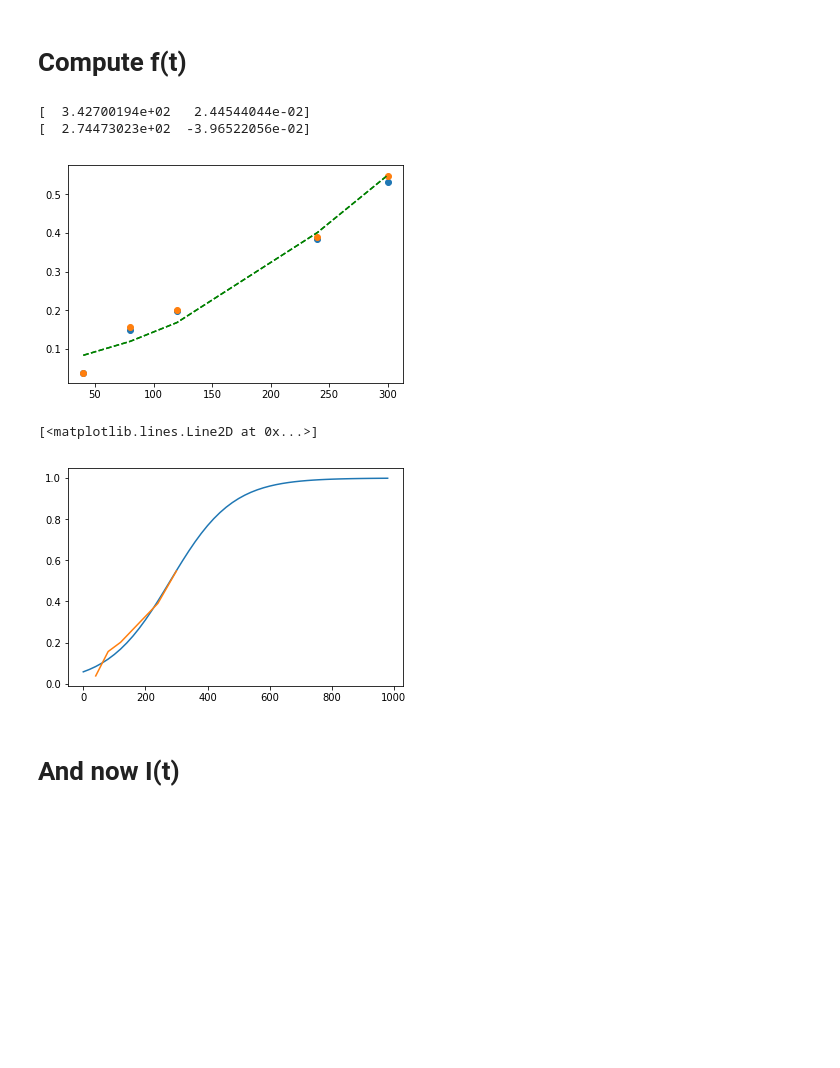
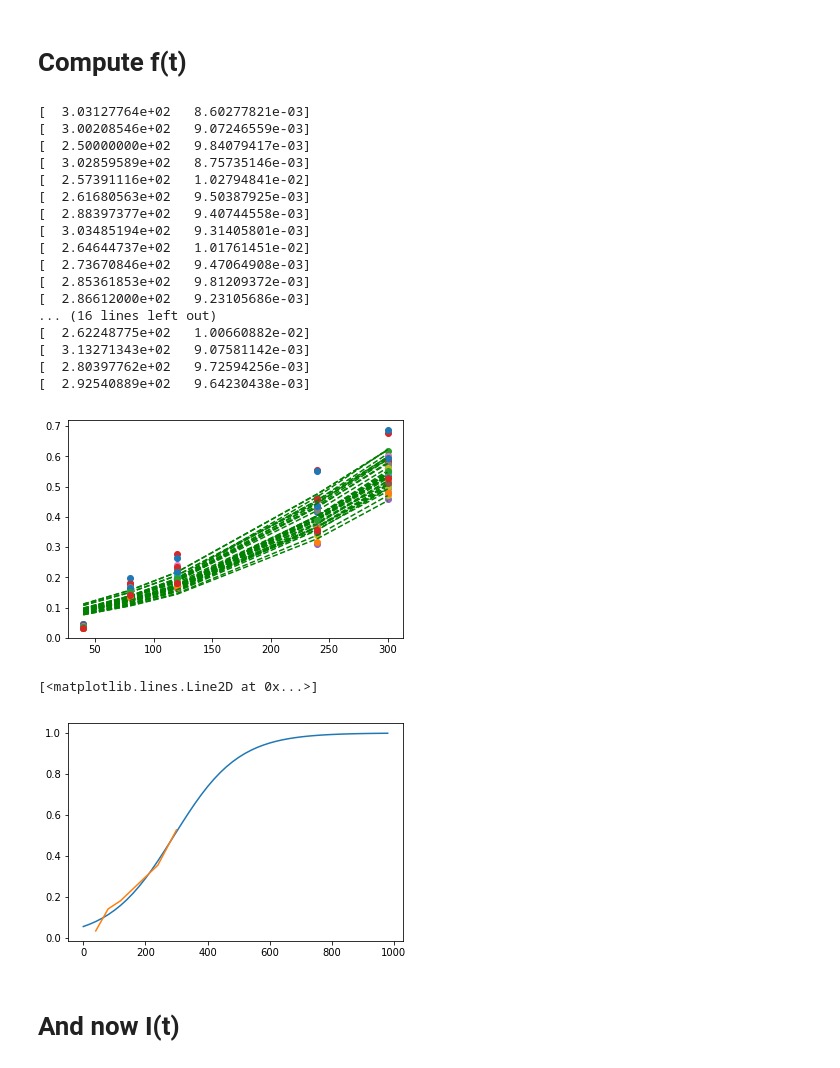
Before and after one commit to elifesciences-publications/ifromprof, a Jupyter notebook: notebooks/exploratory/Alvino_H.ipynb, the cells around one changed output. Cells and saved outputs as stored; diff of their text form; code cells hidden in the pictures; blank space fills up the shorter version.

```diff
--- a/notebooks/exploratory/Alvino_H.ipynb
+++ b/notebooks/exploratory/Alvino_H.ipynb
@@ -166,31 +164,68 @@ hist(H_alvino["TrepB"][list(map(bool,H_alvino["peakB"]))])
 # %% [markdown]
 # Compute f(t)
 # %%
-
-
+D = pd.DataFrame({"Time":times_c})
+Optp = {}
 for times,rep in zip([timesA,timesB],["A","B"]):
     fracDNA = []
 
     times_c= np.array(times_c)
     for time in times:
-        fracDNA.append(np.sum(H_alvino["%HL: "+ time])/100/len(H_alvino))
+        fracDNA.append(np.sum(H_alvino["%HL: "+  time])/100/len(H_alvino))
     plot(times_c,fracDNA,"o")
+    D["f(t)" + rep] = fracDNA
 
 
     def func(t,a,b):
         #b=0.2
         #print(t,a,b)
         return 1/(1+np.exp(-(t-a)*b))
 
 
-    popt, pcov = curve_fit(func, np.array(time_c), fracDNA,p0=[200,0.15])
-    print(popt)
-    popt = [280,0.01]
-    plot(times_c, func(np.array(xdata), 280,0.01), 'g--')
+    popt, pcov = curve_fit(func, np.array(times_c), fracDNA,p0=[300,0.15],bounds=[[250,0.001],[400,0.5]])
+    #popt = [25,0.15]
+    plot(times_c, func(np.array(xdata), *popt), 'g--')
+    Optp["f(t)" + rep] = popt
+
+
+    for ch in range(1,17):
+        fracDNA = []
+        for time in times:
+            fracDNA.append(np.sum(H_alvino[H_alvino.chr == ch]["%HL: "+  time])/100/len(H_alvino[H_alvino.chr == ch]))
+        plot(times_c,fracDNA,"o")
+        D["f(t)_%i"%ch + rep] = fracDNA
+
+
+        def func(t,a,b):
+            #b=0.2
+            #print(t,a,b)
+            return 1/(1+np.exp(-(t-a)*b))
+
+
+        popt, pcov = curve_fit(func, np.array(times_c), fracDNA,p0=[300,0.15],bounds=[[250,0.0001],[400,0.5]])
+        print(popt)
+        #popt = [25,0.15]
+        plot(times_c, func(np.array(xdata), *popt), 'g--')
+        Optp["f(t)_%i"%ch  + rep] = popt
 # %% [output]
-[  3.42700194e+02   2.44544044e-02]
-[  2.74473023e+02  -3.96522056e-02]
+[  3.03127764e+02   8.60277821e-03]
+[  3.00208546e+02   9.07246559e-03]
+[  2.50000000e+02   9.84079417e-03]
+[  3.02859589e+02   8.75735146e-03]
+[  2.57391116e+02   1.02794841e-02]
+[  2.61680563e+02   9.50387925e-03]
+[  2.88397377e+02   9.40744558e-03]
+[  3.03485194e+02   9.31405801e-03]
+[  2.64644737e+02   1.01761451e-02]
+[  2.73670846e+02   9.47064908e-03]
+[  2.85361853e+02   9.81209372e-03]
+[  2.86612000e+02   9.23105686e-03]
+... (16 lines left out)
+[  2.62248775e+02   1.00660882e-02]
+[  3.13271343e+02   9.07581142e-03]
+[  2.80397762e+02   9.72594256e-03]
+[  2.92540889e+02   9.64230438e-03]
-[figure, old version]
+[figure, new version]
 # %%
 dt = 20
 Time= np.arange(0,1000,dt)
@@ -200,6 +235,6 @@ plot(Time,func(Time,*popt))
 plot(times_c,fracDNA)
 # %% [output]
 [<matplotlib.lines.Line2D at 0x...>]
-[figure, old version]
+[figure, new version]
 # %% [markdown]
 # And now I(t)
```
Also changed, not shown: parts of 7 cells of this notebook, 1 other file.
